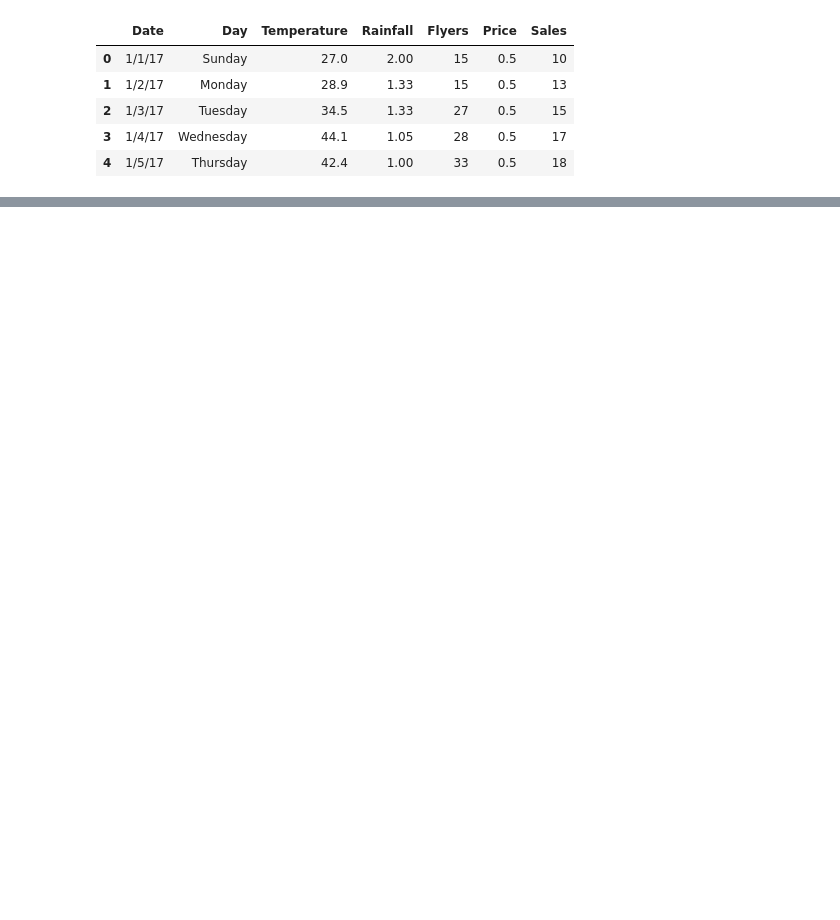
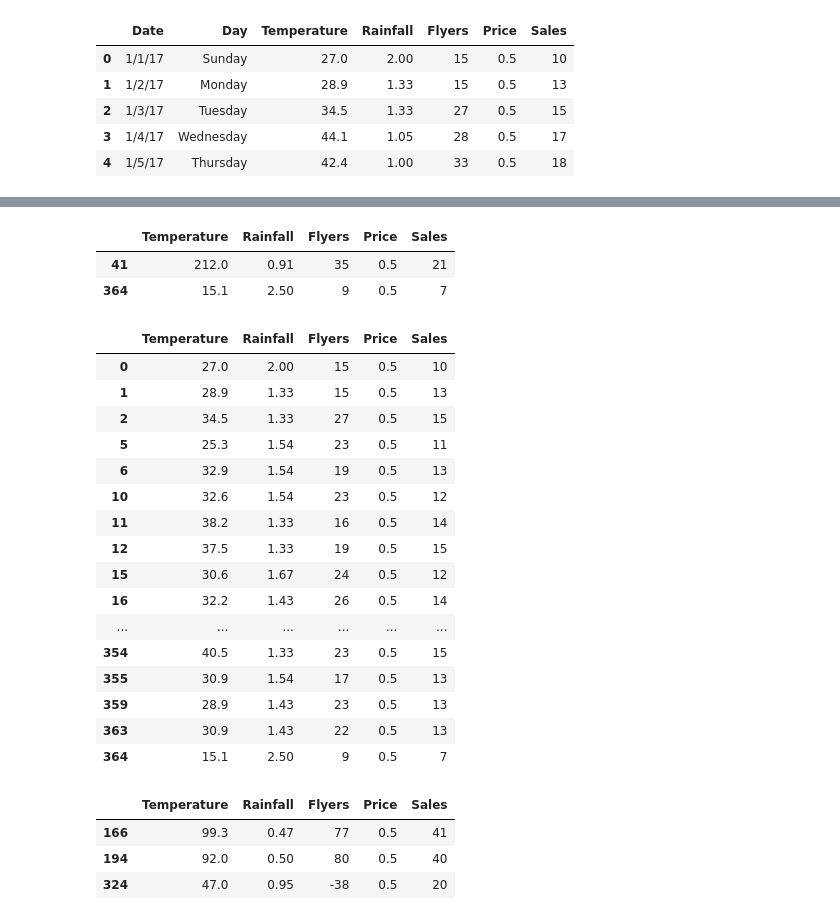
Before and after one commit to DerekBixby/anomaly-detection-exercises, a Jupyter notebook: continuous-probabilistic-methods.ipynb, the cells around one changed output, grey strips where cells are left out. Drawn from its saved outputs; the diff is of its cells as text; code cells hidden in the pictures; blank space fills up the shorter version.

```diff
--- a/continuous-probabilistic-methods.ipynb
+++ b/continuous-probabilistic-methods.ipynb
@@ -39,0 +93,69 @@ df.head()
+# %%
+# start with an inner fence calculation
+multiplier = 1.5
+# calculate our q1 and q3
+q1 = df.Temperature.quantile(0.25)
+q3 = df.Temperature.quantile(0.75)
+iqr = q3 - q1
+
+
+
+inner_lower_fence = q1 - (multiplier * iqr)
+inner_upper_fence = q3 + (multiplier * iqr)
+
+df[(df['Temperature'] < inner_lower_fence) |  (df['Temperature'] > inner_upper_fence)]
+# %% [output]
+|  | Temperature | Rainfall | Flyers | Price | Sales |
+| 41 | 212.0 | 0.91 | 35 | 0.5 | 21 |
+| 364 | 15.1 | 2.50 | 9 | 0.5 | 7 |
+# %%
+# start with an inner fence calculation
+multiplier = 1.5
+# calculate our q1 and q3
+q1 = df.Rainfall.quantile(0.25)
+q3 = df.Rainfall.quantile(0.75)
+iqr = q3 - q1
+
+
+
+inner_lower_fence = q1 - (multiplier * iqr)
+inner_upper_fence = q3 + (multiplier * iqr)
+
+df[(df['Rainfall'] < inner_lower_fence) |  (df['Rainfall'] > inner_upper_fence)]
+# %% [output]
+|  | Temperature | Rainfall | Flyers | Price | Sales |
+| 0 | 27.0 | 2.00 | 15 | 0.5 | 10 |
+| 1 | 28.9 | 1.33 | 15 | 0.5 | 13 |
+| 2 | 34.5 | 1.33 | 27 | 0.5 | 15 |
+| 5 | 25.3 | 1.54 | 23 | 0.5 | 11 |
+| 6 | 32.9 | 1.54 | 19 | 0.5 | 13 |
+| 10 | 32.6 | 1.54 | 23 | 0.5 | 12 |
+| 11 | 38.2 | 1.33 | 16 | 0.5 | 14 |
+| 12 | 37.5 | 1.33 | 19 | 0.5 | 15 |
+| 15 | 30.6 | 1.67 | 24 | 0.5 | 12 |
+| 16 | 32.2 | 1.43 | 26 | 0.5 | 14 |
+| ... | ... | ... | ... | ... | ... |
+| 354 | 40.5 | 1.33 | 23 | 0.5 | 15 |
+| 355 | 30.9 | 1.54 | 17 | 0.5 | 13 |
+| 359 | 28.9 | 1.43 | 23 | 0.5 | 13 |
+| 363 | 30.9 | 1.43 | 22 | 0.5 | 13 |
+| 364 | 15.1 | 2.50 | 9 | 0.5 | 7 |
+# %%
+# start with an inner fence calculation
+multiplier = 1.5
+# calculate our q1 and q3
+q1 = df.Flyers.quantile(0.25)
+q3 = df.Flyers.quantile(0.75)
+iqr = q3 - q1
+
+
+
+inner_lower_fence = q1 - (multiplier * iqr)
+inner_upper_fence = q3 + (multiplier * iqr)
+
+df[(df['Flyers'] < inner_lower_fence) |  (df['Flyers'] > inner_upper_fence)]
+# %% [output]
+|  | Temperature | Rainfall | Flyers | Price | Sales |
+| 166 | 99.3 | 0.47 | 77 | 0.5 | 41 |
+| 194 | 92.0 | 0.50 | 80 | 0.5 | 40 |
+| 324 | 47.0 | 0.95 | -38 | 0.5 | 20 |
```
Also changed, not shown: parts of 44 cells of this notebook.
